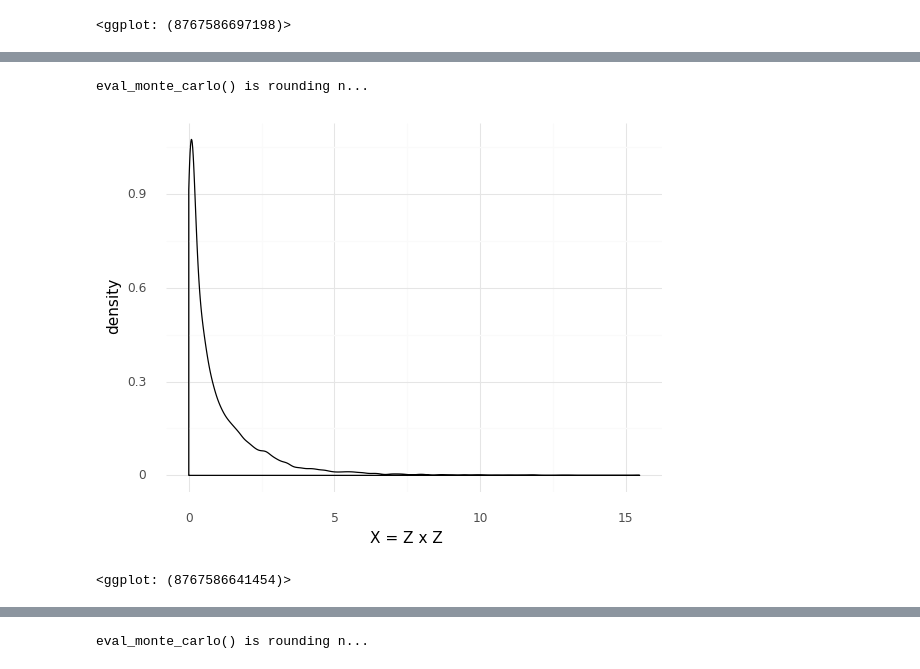
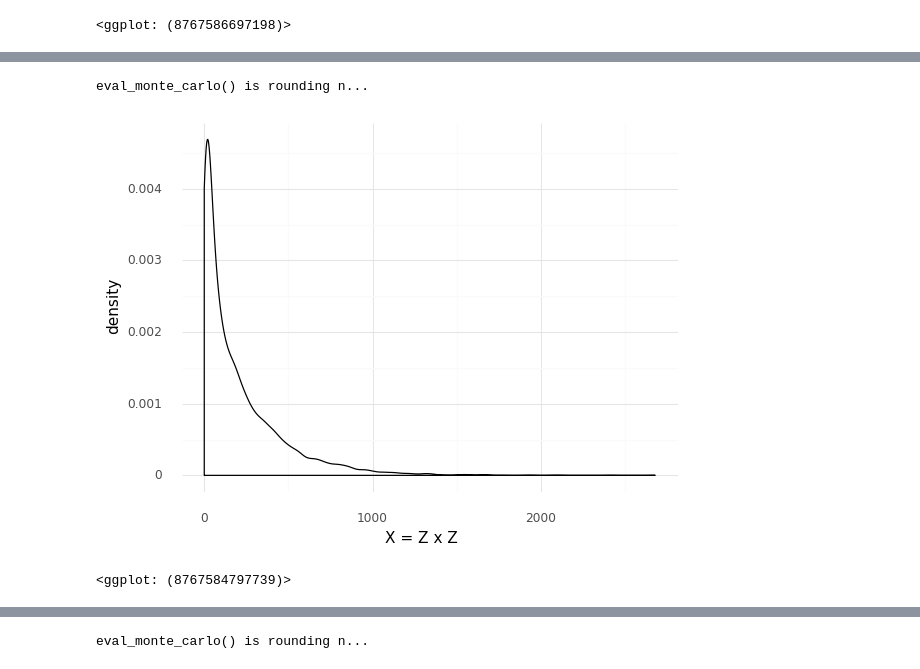
Before and after one commit to zdelrosario/pdo-notes, a Jupyter notebook: day13.ipynb, the cells around one changed output, grey strips where cells are left out. Cells and saved outputs as stored; diff of their text form; code cells hidden in the pictures.

```diff
--- a/day13.ipynb
+++ b/day13.ipynb
@@ -180,26 +187,27 @@ $$X = Z^2$$
 # %%
 (
     ## Build a simple model
     gr.Model()
     >> gr.cp_vec_function(
         fun=lambda df: gr.df_make(X=df.Z**2),
         var=["Z"],
         out=["X"],
     )
-    >> gr.cp_marginals(Z=dict(dist="norm", loc=0, scale=1))
+    >> gr.cp_marginals(Z=dict(dist="norm", loc=10, scale=10))
     >> gr.cp_copula_independence()
     ## Approximate distribution using Monte Carlo
     >> gr.ev_monte_carlo(n=1e4, df_det="nom")
     ## Visualize
     >> ggplot(aes("X"))
+#     + coord_cartesian(xlim=(0, 1.2e6))
     + geom_density()
     + theme_minimal()
     + labs(x="X = Z x Z")
 )
 # %% [output]
 eval_monte_carlo() is rounding n...
-[figure, old version]
+[figure, new version]
-<ggplot: (8767586641454)>
+<ggplot: (8767584797739)>
 # %% [markdown]
 It's not possible for $Z^2 < 0$! The two values in $Z^2 = Z \times Z$ must always have the same sign. So the result $Z^2$ can't *possibly* be a normal distribution (it can't take negative values).
 
```
Also changed, not shown: parts of 9 cells of this notebook.
